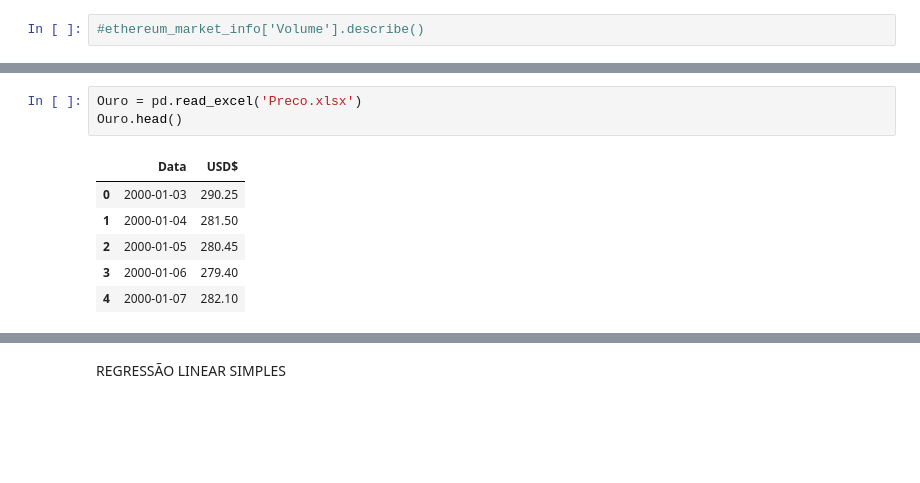
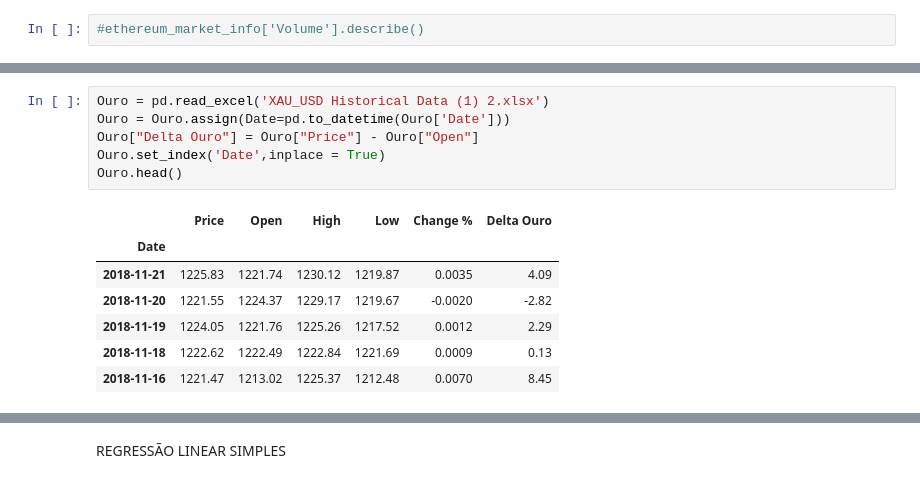
Before and after one commit to lucasmuchaluat/PROJETO-3---CIENCIA-DOS-DADOS, a Jupyter notebook: Crypto_Currency_Projeto_3.ipynb, the cells around one changed output, grey strips where cells are left out. Drawn from its saved outputs; the diff is of its cells as text; blank space fills up the shorter version.

```diff
--- a/Crypto_Currency_Projeto_3.ipynb
+++ b/Crypto_Currency_Projeto_3.ipynb
@@ -205,13 +205,17 @@ fig.tight_layout()
 plt.show()
 # %% [output]
 [drawing not drawn]
-# %%
-Ouro = pd.read_excel('Preco.xlsx')
-Ouro.head()
-# %% [output]
-|  | Data | USD$ |
-| 0 | 2000-01-03 | 290.25 |
-| 1 | 2000-01-04 | 281.50 |
-| 2 | 2000-01-05 | 280.45 |
-| 3 | 2000-01-06 | 279.40 |
-| 4 | 2000-01-07 | 282.10 |
+# %%
+Ouro = pd.read_excel('XAU_USD Historical Data (1) 2.xlsx')
+Ouro = Ouro.assign(Date=pd.to_datetime(Ouro['Date']))
+Ouro["Delta Ouro"] = Ouro["Price"] - Ouro["Open"]
+Ouro.set_index('Date',inplace = True)
+Ouro.head()
+# %% [output]
+|  | Price | Open | High | Low | Change % | Delta Ouro |
+| Date |  |  |  |  |  |  |
+| 2018-11-21 | 1225.83 | 1221.74 | 1230.12 | 1219.87 | 0.0035 | 4.09 |
+| 2018-11-20 | 1221.55 | 1224.37 | 1229.17 | 1219.67 | -0.0020 | -2.82 |
+| 2018-11-19 | 1224.05 | 1221.76 | 1225.26 | 1217.52 | 0.0012 | 2.29 |
+| 2018-11-18 | 1222.62 | 1222.49 | 1222.84 | 1221.69 | 0.0009 | 0.13 |
+| 2018-11-16 | 1221.47 | 1213.02 | 1225.37 | 1212.48 | 0.0070 | 8.45 |
```
Also changed, not shown: parts of 20 cells of this notebook, 5 other files.
